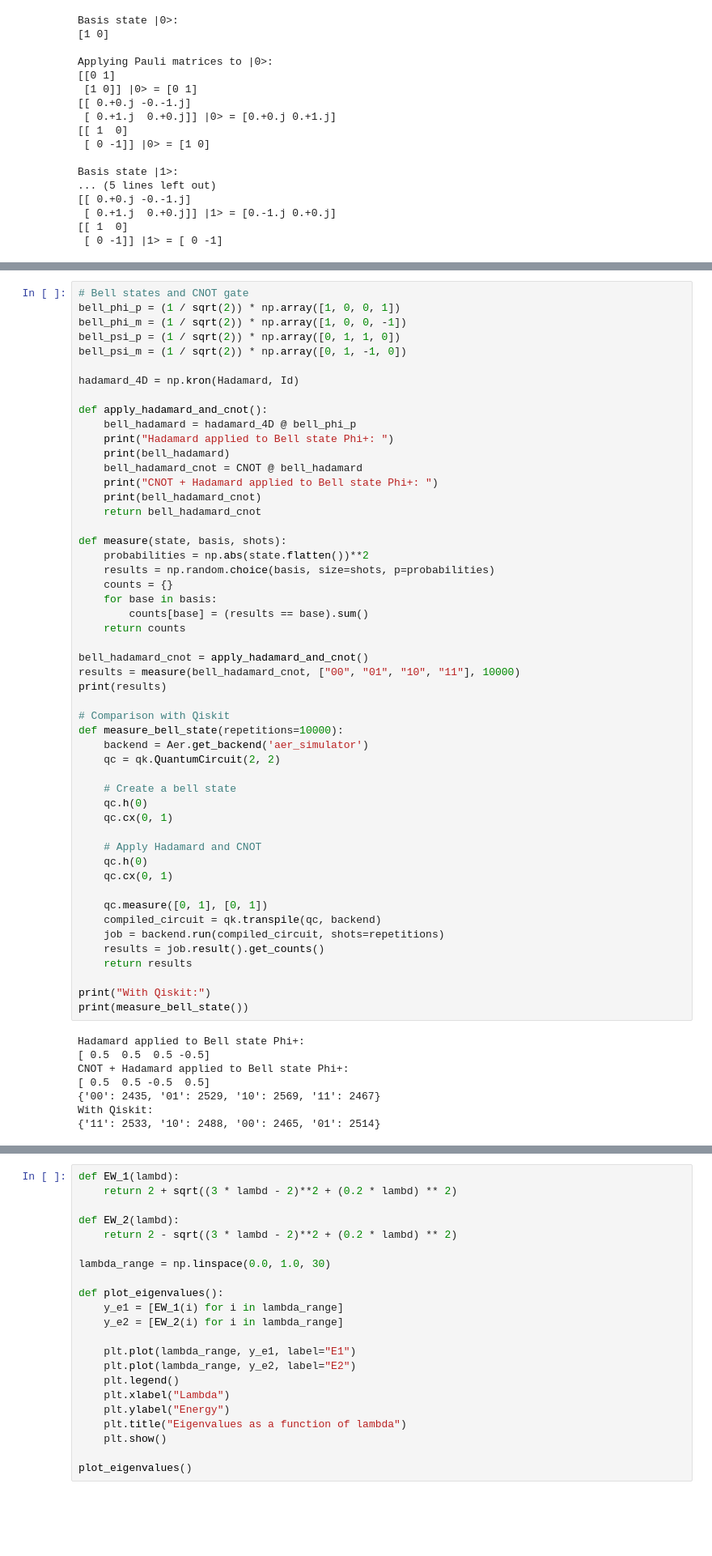
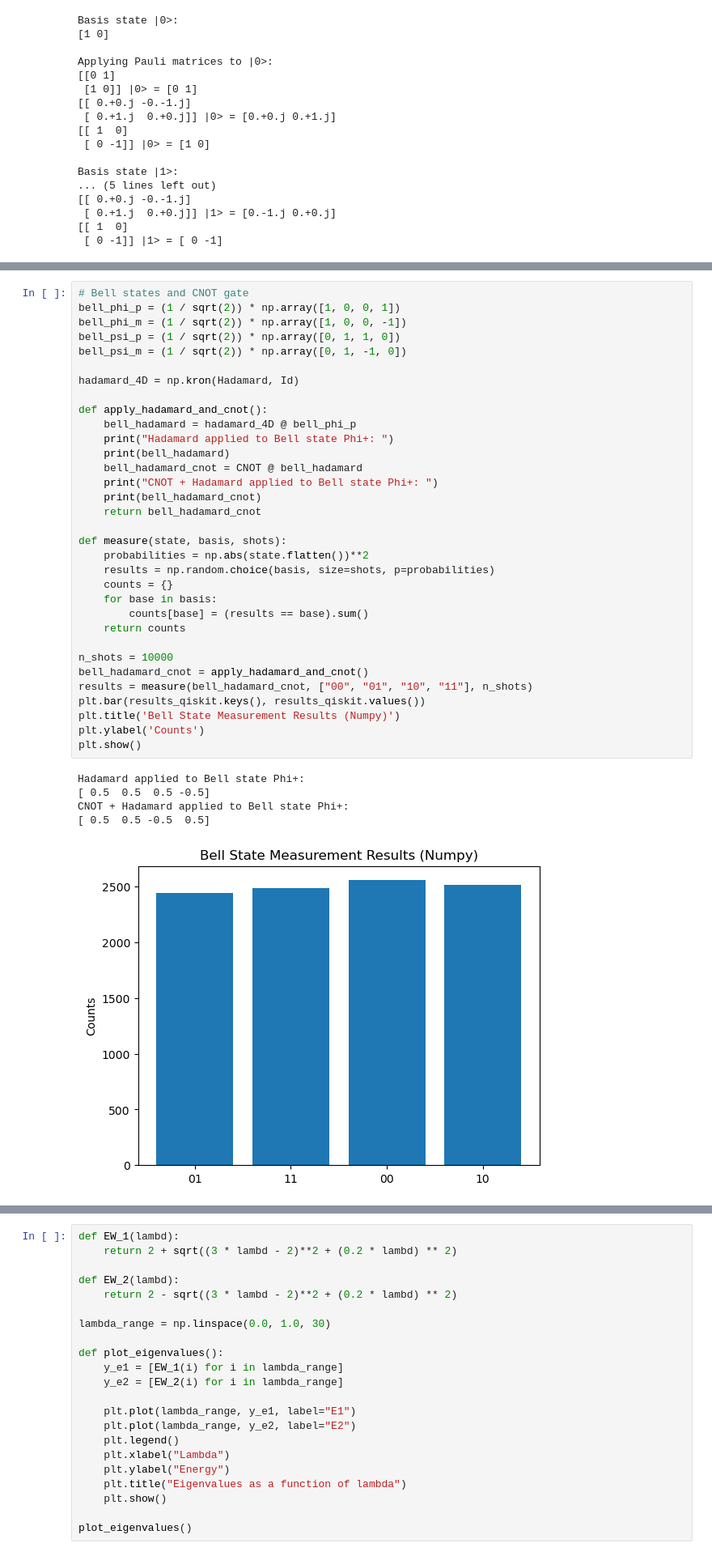
Before and after one commit to jocularvernacular/QCQML-Project1, a Jupyter notebook: project1.ipynb, the cells around one changed output, grey strips where cells are left out. Shown: that part at 81% size. Drawn from its saved outputs; the diff is of its cells as text; blank space fills up the shorter version.

```diff
--- a/project1.ipynb
+++ b/project1.ipynb
@@ -113,57 +113,37 @@ Phase :
 bell_phi_p = (1 / sqrt(2)) * np.array([1, 0, 0, 1])
 bell_phi_m = (1 / sqrt(2)) * np.array([1, 0, 0, -1])
 bell_psi_p = (1 / sqrt(2)) * np.array([0, 1, 1, 0])
 bell_psi_m = (1 / sqrt(2)) * np.array([0, 1, -1, 0])
 
 hadamard_4D = np.kron(Hadamard, Id)
 
 def apply_hadamard_and_cnot():
     bell_hadamard = hadamard_4D @ bell_phi_p
     print("Hadamard applied to Bell state Phi+: ")
     print(bell_hadamard)
     bell_hadamard_cnot = CNOT @ bell_hadamard
     print("CNOT + Hadamard applied to Bell state Phi+: ")
     print(bell_hadamard_cnot)
     return bell_hadamard_cnot
 
 def measure(state, basis, shots):
     probabilities = np.abs(state.flatten())**2
     results = np.random.choice(basis, size=shots, p=probabilities)
     counts = {}
     for base in basis:
         counts[base] = (results == base).sum()
     return counts
 
+n_shots = 10000
 bell_hadamard_cnot = apply_hadamard_and_cnot()
-results = measure(bell_hadamard_cnot, ["00", "01", "10", "11"], 10000)
-print(results)
-
-# Comparison with Qiskit
-def measure_bell_state(repetitions=10000):
-    backend = Aer.get_backend('aer_simulator')
-    qc = qk.QuantumCircuit(2, 2)
-
-    # Create a bell state
-    qc.h(0)
-    qc.cx(0, 1)
-
-    # Apply Hadamard and CNOT
-    qc.h(0)
-    qc.cx(0, 1)
-
-    qc.measure([0, 1], [0, 1])
-    compiled_circuit = qk.transpile(qc, backend)
-    job = backend.run(compiled_circuit, shots=repetitions)
-    results = job.result().get_counts()
-    return results
-
-print("With Qiskit:")
-print(measure_bell_state())
+results = measure(bell_hadamard_cnot, ["00", "01", "10", "11"], n_shots)
+plt.bar(results_qiskit.keys(), results_qiskit.values())
+plt.title('Bell State Measurement Results (Numpy)')
+plt.ylabel('Counts')
+plt.show()
 # %% [output]
 Hadamard applied to Bell state Phi+:
 [ 0.5  0.5  0.5 -0.5]
 CNOT + Hadamard applied to Bell state Phi+:
 [ 0.5  0.5 -0.5  0.5]
-{'00': 2435, '01': 2529, '10': 2569, '11': 2467}
-With Qiskit:
-{'11': 2533, '10': 2488, '00': 2465, '01': 2514}
+[figure, added]
```
Also changed, not shown: parts of 19 cells of this notebook.
